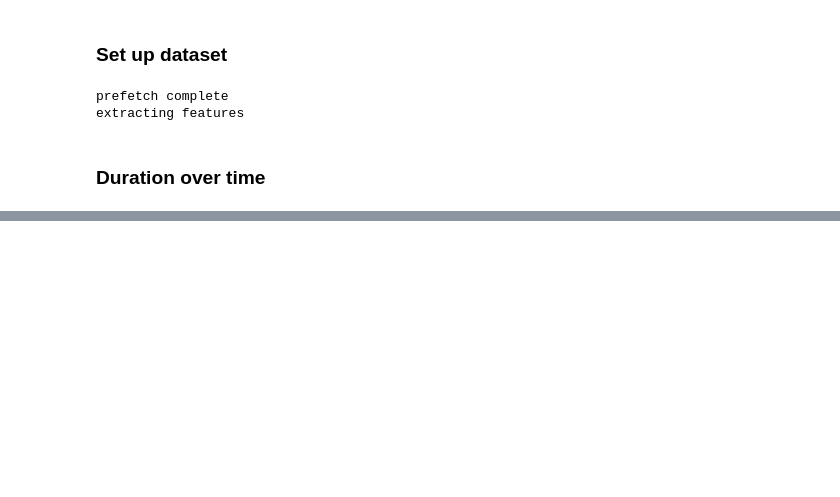
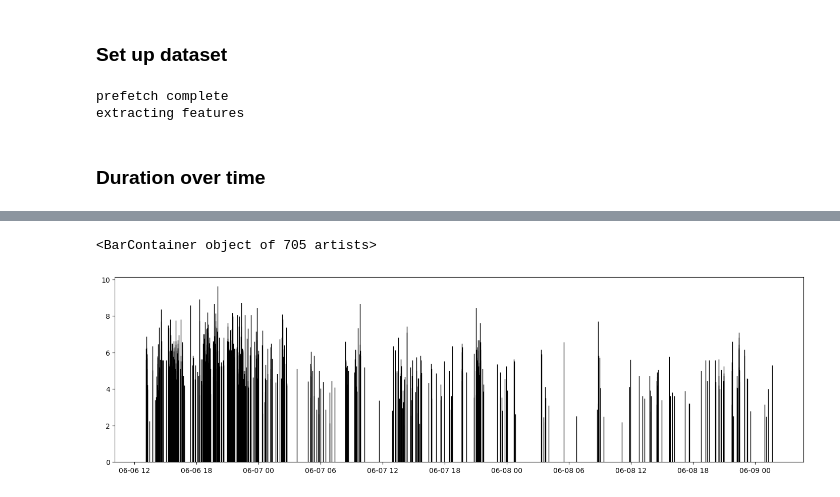
Before and after one commit to gb0808/Arden_acousticAnalysis, a Jupyter notebook: features_over_time.ipynb, the cells around one changed output, grey strips where cells are left out. Drawn from its saved outputs; the diff is of its cells as text; code cells hidden in the pictures; blank space fills up the shorter version.

```diff
--- a/features_over_time.ipynb
+++ b/features_over_time.ipynb
@@ -8,11 +8,17 @@ token = os.getenv('API_TOKEN')
 from a3em_analysis.datasets import Arden
 
 dataset = Arden(path, token)
-features, _ = dataset.load_data(random_state=123, rumble_only=True)
+dataset.load_data(random_state=123, rumble_only=True)
+metadata = dataset.metadata
 # %% [output]
 prefetch complete
 extracting features
 # %% [markdown]
 ### Duration over time
 # %%
-dataset.metadata.head()
+from datetime import datetime, timedelta
+
+def parse_abs_start(row):
+    parts = row['file_stem'].split('_')
+    rec_start = datetime.strptime(parts[1] + parts[2], '%Y%m%d%H%M%S')
+    return rec_start + timedelta(seconds=row['Begin Time (s)'])
@@ -26,10 +25,4 @@ dataset.metadata.head()
 # %%
-from datetime import datetime
-
-def parse_abs_start(row):
-    parts = row['file_stem'].split('_')
-    rec_start = datetime.strptime(parts[1] + parts[2], '%Y%m%d%H%M%S')
-
-for index, row in dataset.metadata.iterrows():
-    print(row['file_stem'])
+metadata['abs_start'] = [parse_abs_start(row) for _, row in metadata.iterrows()]
+metadata.head()
 # %% [output]
@@ -52,0 +35,11 @@ Arden_20250607_090030
+# %%
+import matplotlib.pyplot as plt
+
+time = metadata['abs_start'].to_numpy()
+call_duration = metadata['duration'].to_numpy()
+
+fig, ax = plt.subplots(figsize=(14, 4), layout='constrained')
+ax.bar(time, call_duration, width=1, edgecolor="black", linewidth=1)
+# %% [output]
+<BarContainer object of 705 artists>
+[figure, added]
```
Also changed, not shown: parts of 5 cells of this notebook, 1 other file.
